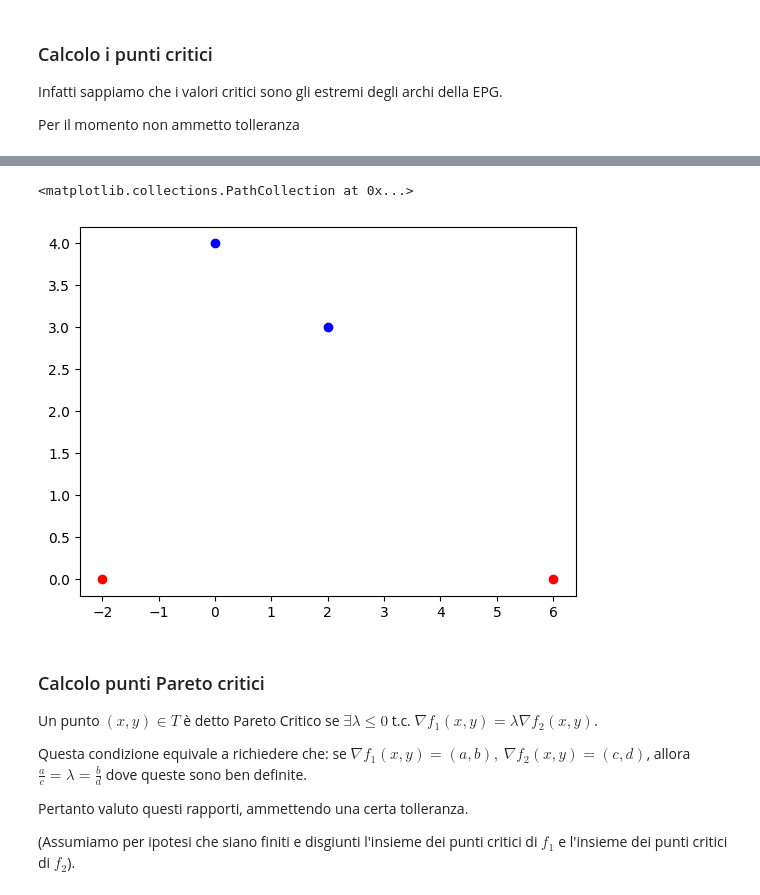
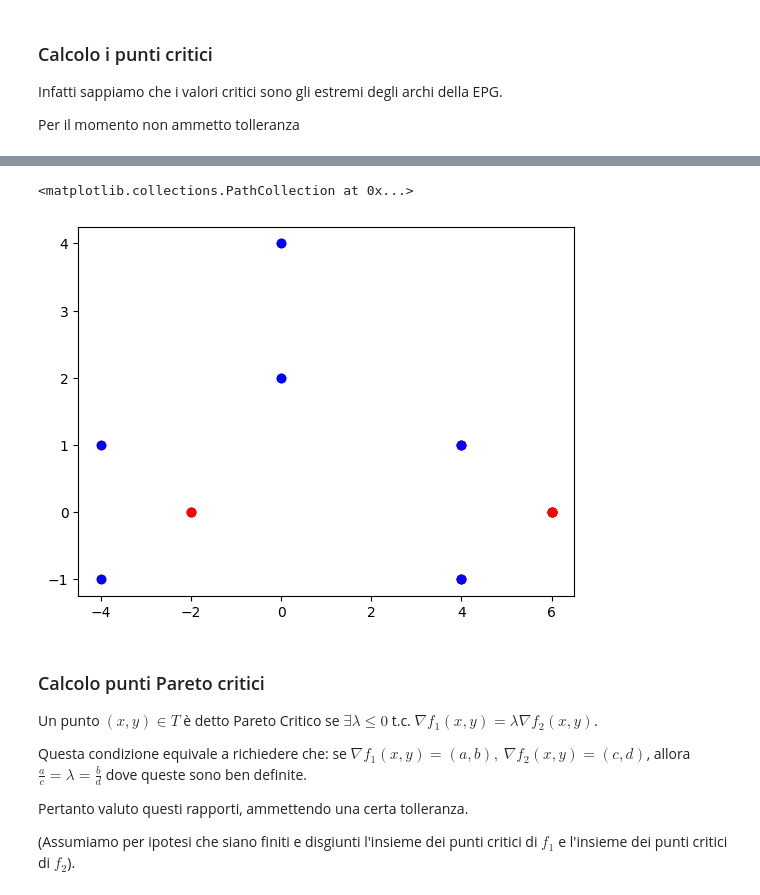
Before and after one commit to emosig/pershom, a Jupyter notebook: Prima_Prova_NB.ipynb, the cells around one changed output, grey strips where cells are left out. Drawn from its saved outputs; the diff is of its cells as text; code cells hidden in the pictures.

```diff
--- a/Prima_Prova_NB.ipynb
+++ b/Prima_Prova_NB.ipynb
@@ -83,11 +83,13 @@ Per il momento non ammetto tolleranza
 cr1=[]  #lista dei punti critici di f_1
 cr2=[]  #lista dei punti critici di f_2
 for i in range (0,l,1):
-    if gr1(x[i])[0]==0 and gr1(x[i])[1]==0:
+    a=gr1(x[i])
+    b=gr2(x[i])
+    if a[0]==0 and a[1]==0:
         cr1.append(x[i])
-        print(x[i],"critico per f_1")
-    if gr2(x[i])[0]==0 and gr2(x[i])[1]==0:
+        #print(x[i],"critico per f_1")
+    if b[0]==0 and b[1]==0:
         cr2.append(x[i])
-        print(x[i],"critico per f_2")
+        #print(x[i],"critico per f_2")
 cr1=np.array(cr1)
 cr2=np.array(cr2)
@@ -112,10 +96,10 @@ cr2=np.array(cr2)
 # %%
 #faccio un plot dei valori critici per avere un'idea
-plt.scatter(f_1(cr1),f_2(cr1),color='red')
-plt.scatter(f_1(cr2),f_2(cr2),color='blue')
+plt.scatter([f_1(c) for c in cr1],[f_2(c) for c in cr1],color='red')
+plt.scatter([f_1(c) for c in cr2],[f_2(c) for c in cr2],color='blue')
 # %% [output]
 <matplotlib.collections.PathCollection at 0x...>
-[figure, old version]
+[figure, new version]
 # %% [markdown]
 ### Calcolo punti Pareto critici
 Un punto $(x,y)\in T$ è detto Pareto Critico se $\exists \lambda\le 0$ t.c. $\nabla f_1(x,y)=\lambda\nabla f_2(x,y)$.
```
Also changed, not shown: parts of 9 cells of this notebook.
